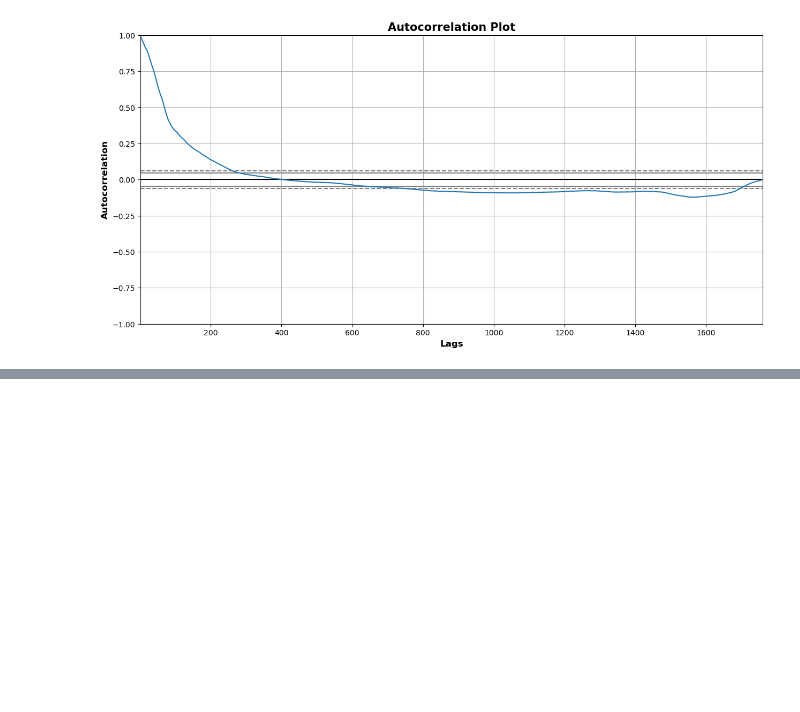
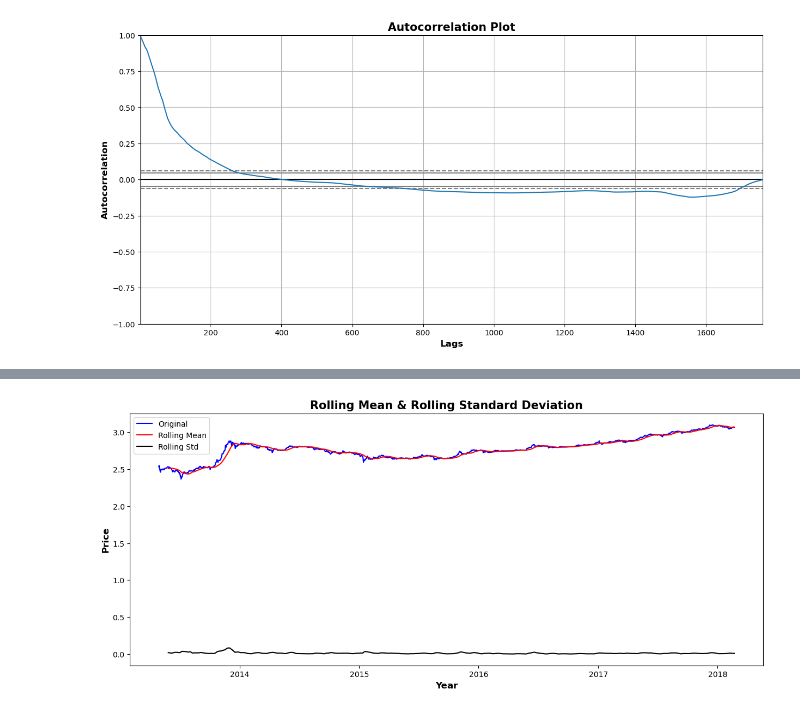
Before and after one commit to alliajagbe/crypto-prediction, a Jupyter notebook: crypto.ipynb, the cells around one changed output, grey strips where cells are left out. Saved outputs shown, nothing was run; the diff lists cells and outputs as text; code cells hidden in the pictures; blank space fills up the shorter version.

```diff
--- a/crypto.ipynb
+++ b/crypto.ipynb
@@ -91,0 +114,17 @@ plt.show()
+# %%
+# plotting rolling average and rolling standard deviation
+window_size = 30
+rolling_mean = btc['close_boxcox'].rolling(window=window_size).mean()
+rolling_std = btc['close_boxcox'].rolling(window=window_size).std()
+
+plt.figure(figsize=(15,6))
+plt.plot(btc['close_boxcox'], color='blue', label='Original')
+plt.plot(rolling_mean, color='red', label='Rolling Mean')
+plt.plot(rolling_std, color='black', label='Rolling Std')
+plt.legend(loc='best')
+plt.title('Rolling Mean & Rolling Standard Deviation', fontsize=15, fontweight='bold')
+plt.xlabel('Year', fontsize=12, fontweight='bold')
+plt.ylabel('Price', fontsize=12, fontweight='bold')
+plt.show()
+# %% [output]
+[figure, added]
```
Also changed, not shown: parts of 2 cells of this notebook.
